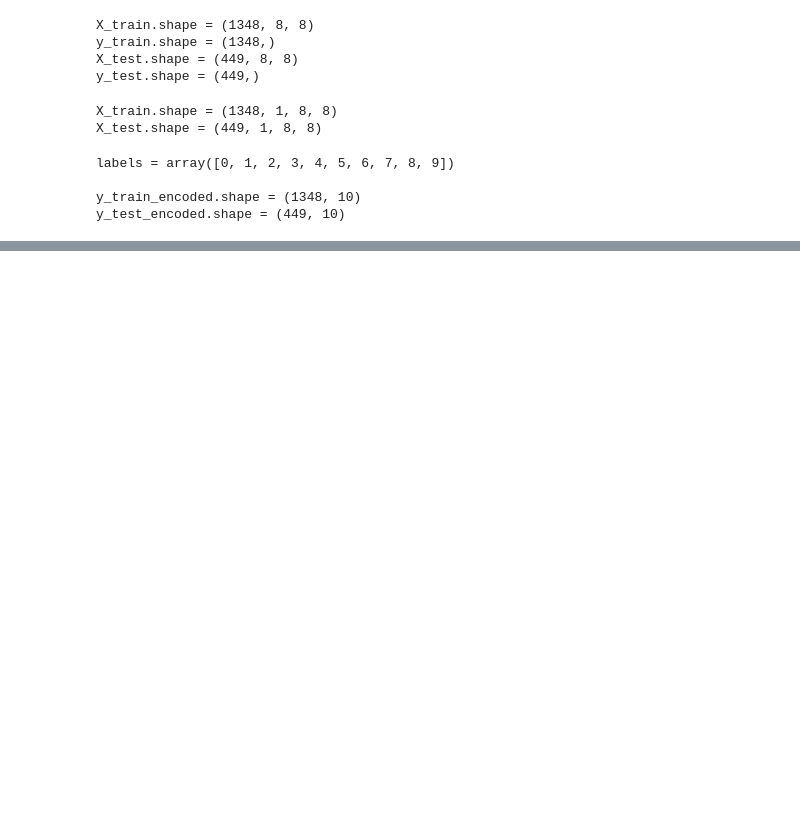
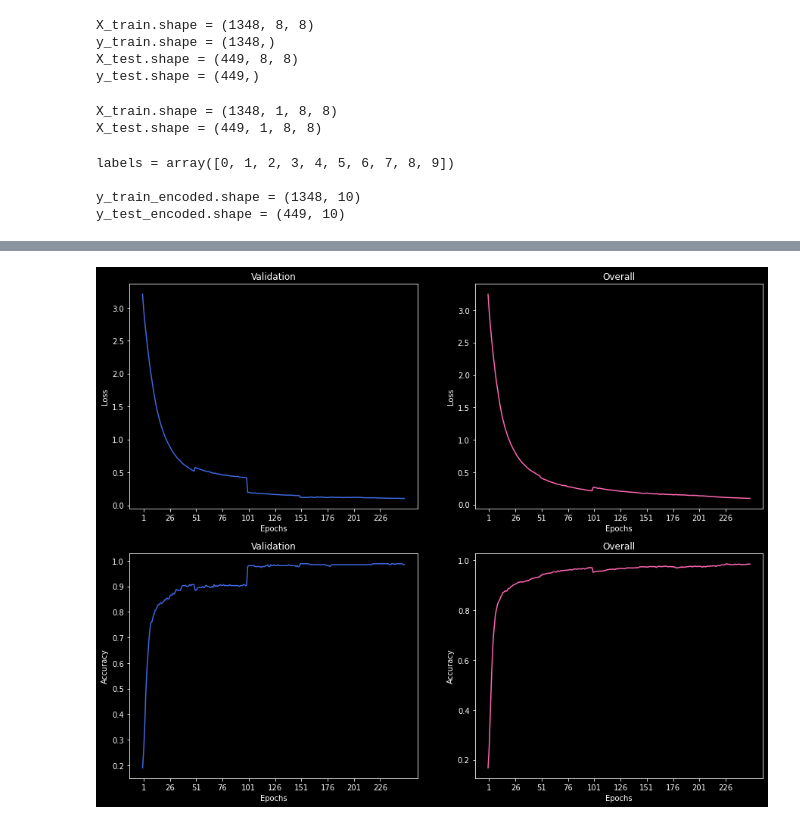
Before and after one commit to mkpro118/CS-539-project, a Jupyter notebook: Convolutional Example.ipynb, the cells around one changed output, grey strips where cells are left out. Saved outputs shown, nothing was run; the diff lists cells and outputs as text; code cells hidden in the pictures; blank space fills up the shorter version.

```diff
--- a/Convolutional Example.ipynb
+++ b/Convolutional Example.ipynb
@@ -110,3 +125,57 @@ for train, validate in kf.split(X_train):
+# %%
+validation_history = net.history['validation']
+model_history = net.history['overall']
+
+fig, ((ax1, ax2), (ax3, ax4)) = plt.subplots(nrows=2, ncols=2, figsize=(15,12))
+
+ax1.plot(
+    np.arange(len(validation_history['loss'])),
+    validation_history['loss'],
+    color='royalblue'
+)
+ax2.plot(
+    np.arange(len(model_history['loss'])),
+    model_history['loss'],
+    color='hotpink'
+)
+ax3.plot(
+    np.arange(len(validation_history['accuracy_score'])),
+    validation_history['accuracy_score'],
+    color='royalblue'
+)
+ax4.plot(
+    np.arange(len(model_history['accuracy_score'])),
+    model_history['accuracy_score'],
+    color='hotpink'
+)
+
+for ax in (ax1, ax2):
+    ax.set_xlabel('Epochs')
+    ax.set_ylabel('Loss')
+
+for ax in (ax3, ax4):
+    ax.set_xlabel('Epochs')
+    ax.set_ylabel('Accuracy')
+
+
+for ax in (ax1, ax2, ax3, ax4):
+    ax.set_xticks(
+        np.arange(
+            1,
+            (_ := len(model_history['loss']) + 1),
+            _ // 10,
+            dtype=int
+        )
+    )
+
+ax1.set_title('Validation')
+ax2.set_title('Overall')
+ax3.set_title('Validation')
+ax4.set_title('Overall')
+
+plt.show()
+# %% [output]
+[figure, added]
 # %%
 # Make predictions on the testing data
 predictions = net.predict(X_test, classify=True)
```
Also changed, not shown: parts of 5 cells of this notebook.
